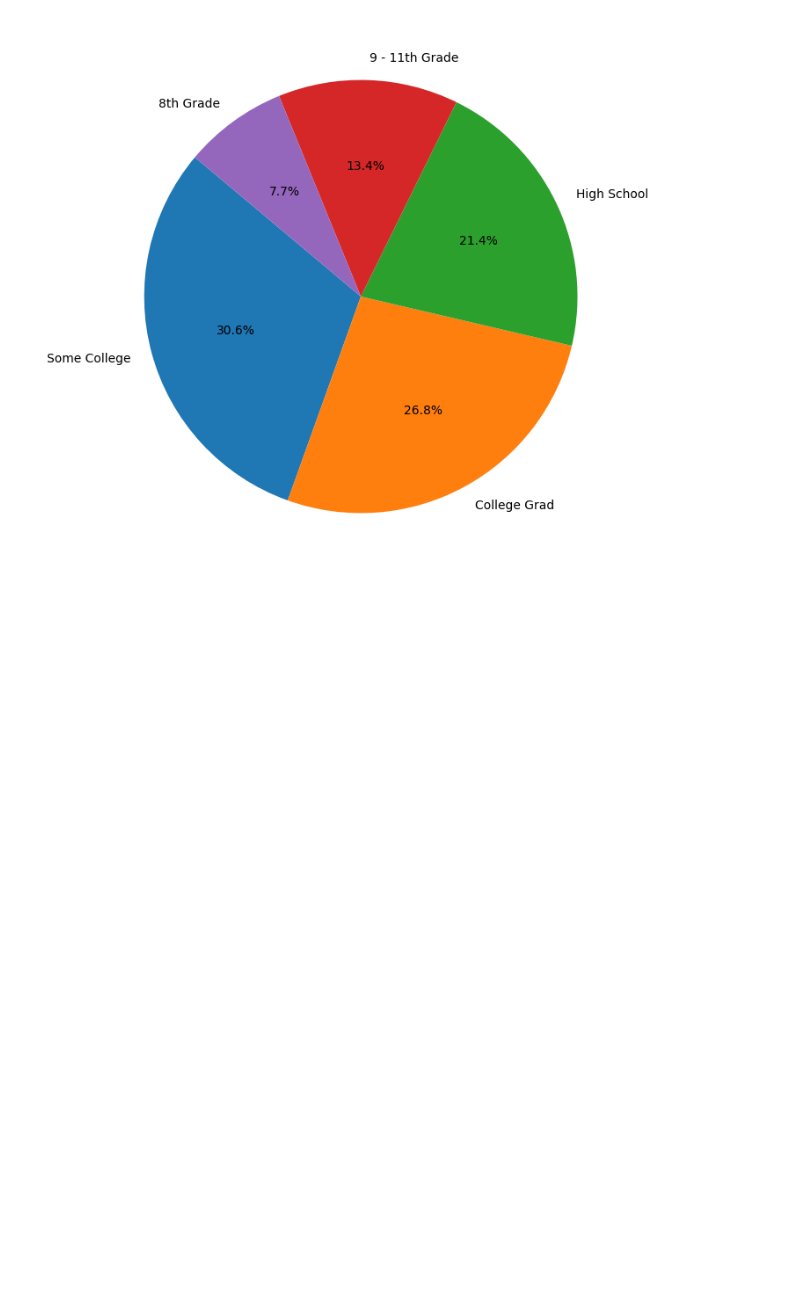
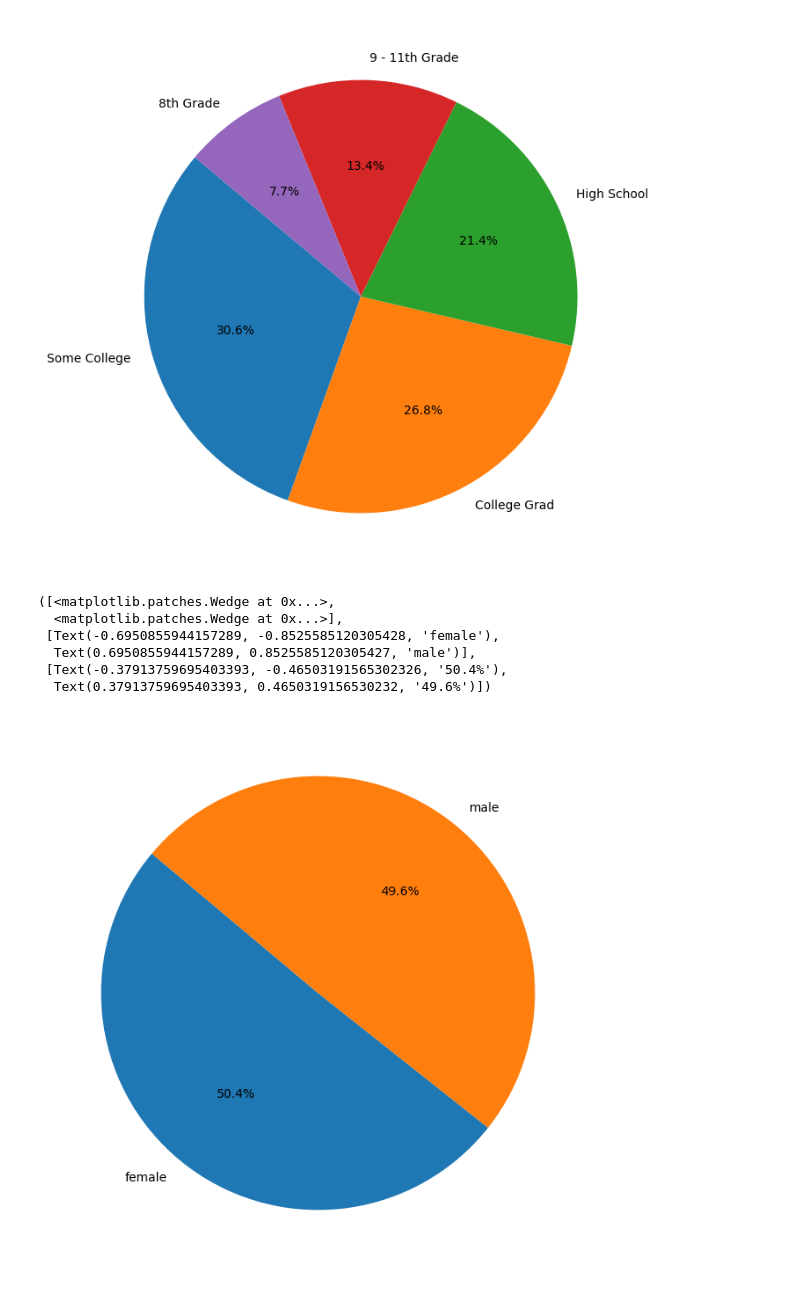
Before and after one commit to awnginga/Engage-Project, a Jupyter notebook: Engage_Practicals.ipynb, the cells around one changed output. Saved outputs shown, nothing was run; the diff lists cells and outputs as text; code cells hidden in the pictures; blank space fills up the shorter version.

```diff
--- a/Engage_Practicals.ipynb
+++ b/Engage_Practicals.ipynb
@@ -159,3 +159,18 @@ plt.pie(Education_counts,labels=Education_counts.index,autopct='%1.1f%%',startan
   Text(0.02098474741700782, 0.5996329213575955, '13.4%'),
   Text(-0.3534185308862182, 0.484866313560993, '7.7%')])
 [figure]
+# %%
+#Calculate value counts for 'Gender'
+Gender_counts=df['Gender'].value_counts()
+Gender_counts
+#pie chart for Gender
+plt.figure(figsize=(8,8))
+plt.pie(Gender_counts,labels=Gender_counts.index,autopct='%1.1f%%',startangle=140)
+# %% [output]
+([<matplotlib.patches.Wedge at 0x...>,
+  <matplotlib.patches.Wedge at 0x...>],
+ [Text(-0.6950855944157289, -0.8525585120305428, 'female'),
+  Text(0.6950855944157289, 0.8525585120305427, 'male')],
+ [Text(-0.37913759695403393, -0.46503191565302326, '50.4%'),
+  Text(0.37913759695403393, 0.4650319156530232, '49.6%')])
+[figure, added]
```
Also changed, not shown: parts of 20 cells of this notebook.
